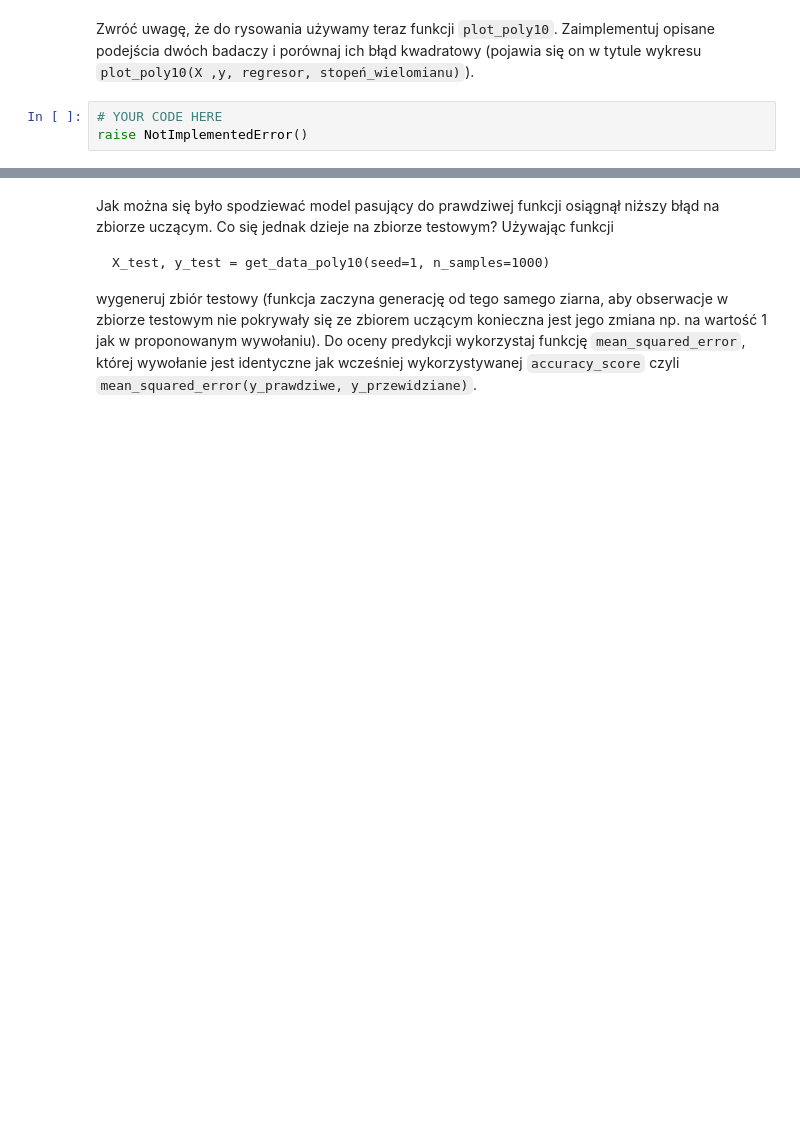
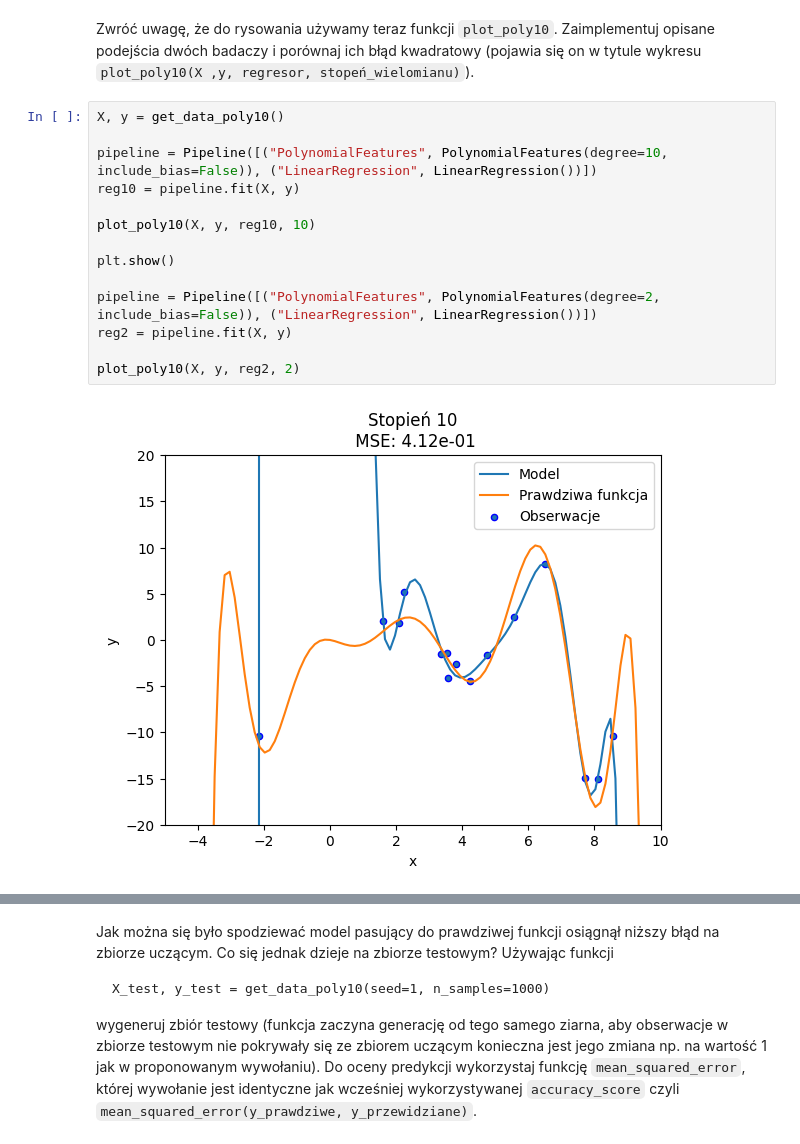
Before and after one commit to marcol13/SUS, a Jupyter notebook: overfit/overfitting.ipynb, the cells around one changed output, grey strips where cells are left out. Cells and saved outputs as stored; diff of their text form; blank space fills up the shorter version.

```diff
--- a/overfit/overfitting.ipynb
+++ b/overfit/overfitting.ipynb
@@ -238,5 +240,18 @@ plot_poly10(X, y)
 # %% [markdown]
 Zwróć uwagę, że do rysowania używamy teraz funkcji `plot_poly10`. Zaimplementuj opisane podejścia dwóch badaczy i porównaj ich błąd kwadratowy (pojawia się on w tytule wykresu `plot_poly10(X ,y, regresor, stopeń_wielomianu)`).
-# %%
-# YOUR CODE HERE
-raise NotImplementedError()
+# %%
+X, y = get_data_poly10()
+
+pipeline = Pipeline([("PolynomialFeatures", PolynomialFeatures(degree=10, include_bias=False)), ("LinearRegression", LinearRegression())])
+reg10 = pipeline.fit(X, y)
+
+plot_poly10(X, y, reg10, 10)
+
+plt.show()
+
+pipeline = Pipeline([("PolynomialFeatures", PolynomialFeatures(degree=2, include_bias=False)), ("LinearRegression", LinearRegression())])
+reg2 = pipeline.fit(X, y)
+
+plot_poly10(X, y, reg2, 2)
+# %% [output]
+[figure, added]
```
Also changed, not shown: parts of 8 cells of this notebook.
